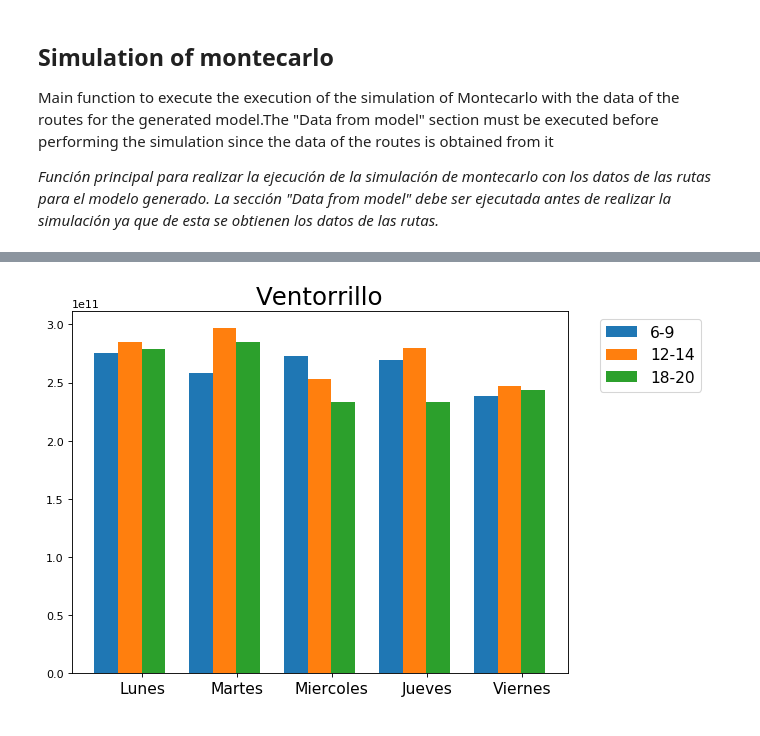
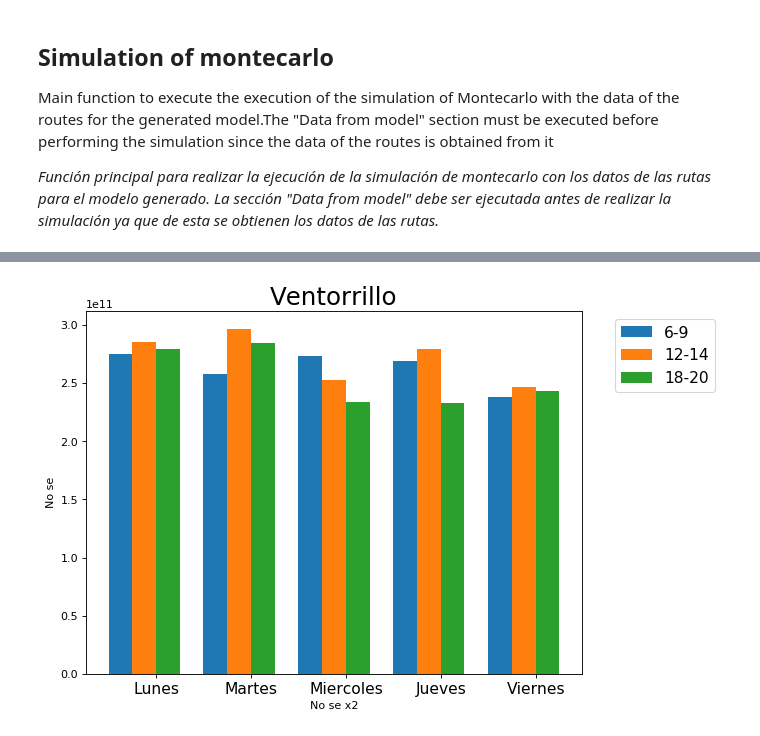
Before and after one commit to Nany262/MonteCarlo-Simulation, a Jupyter notebook: simulation-code-google.ipynb, the cells around one changed output, grey strips where cells are left out. Drawn from its saved outputs; the diff is of its cells as text; code cells hidden in the pictures.

```diff
--- a/simulation-code-google.ipynb
+++ b/simulation-code-google.ipynb
@@ -267,27 +271,29 @@ dosquebradas()
 # %%
 #Energy in Ventorrillo
 def ventorrillo():
     file_6_9 = pd.read_csv('Substations/Ventorrillo/6-9.csv', header=0)
     file_12_14 = pd.read_csv('Substations/Ventorrillo/12-14.csv', header=0)
     file_18_20 = pd.read_csv('Substations/Ventorrillo/18-20.csv', header=0)
 
     data_6_9 = [np.mean(file_6_9['Lunes']),np.mean(file_6_9['Martes']),np.mean(file_6_9['Miercoles']),np.mean(file_6_9['Jueves']),np.mean(file_6_9['Viernes'])]
     data_12_14 = [np.mean(file_12_14['Lunes']),np.mean(file_12_14['Martes']),np.mean(file_12_14['Miercoles']),np.mean(file_12_14['Jueves']),np.mean(file_12_14['Viernes'])]
     data_18_20 = [np.mean(file_18_20['Lunes']),np.mean(file_18_20['Martes']),np.mean(file_18_20['Miercoles']),np.mean(file_18_20['Jueves']),np.mean(file_18_20['Viernes'])]
 
     data_6_9
     x = np.arange(5)
     plt.figure(figsize=(8, 6), dpi=80)
     plt.bar(x + 0.00, data_6_9, width = 0.25)
     plt.bar(x + 0.25, data_12_14, width = 0.25)
     plt.bar(x + 0.50, data_18_20, width = 0.25)
     plt.title('Ventorrillo', fontsize=22)
+    plt.ylabel('No se')
+    plt.xlabel('No se x2')
     plt.legend(['6-9','12-14','18-20'],bbox_to_anchor=(1.05, 1.0), fontsize=14)
     plt.xticks(x+0.38, ["Lunes", "Martes", "Miercoles", "Jueves", "Viernes"], fontsize=14)
     plt.show()
 ventorrillo()
 # %% [output]
-[figure, old version]
+[figure, new version]
 # %%
 #Energy in Cuba
 def cuba():
```
Also changed, not shown: parts of 4 cells of this notebook, 1 other file.
